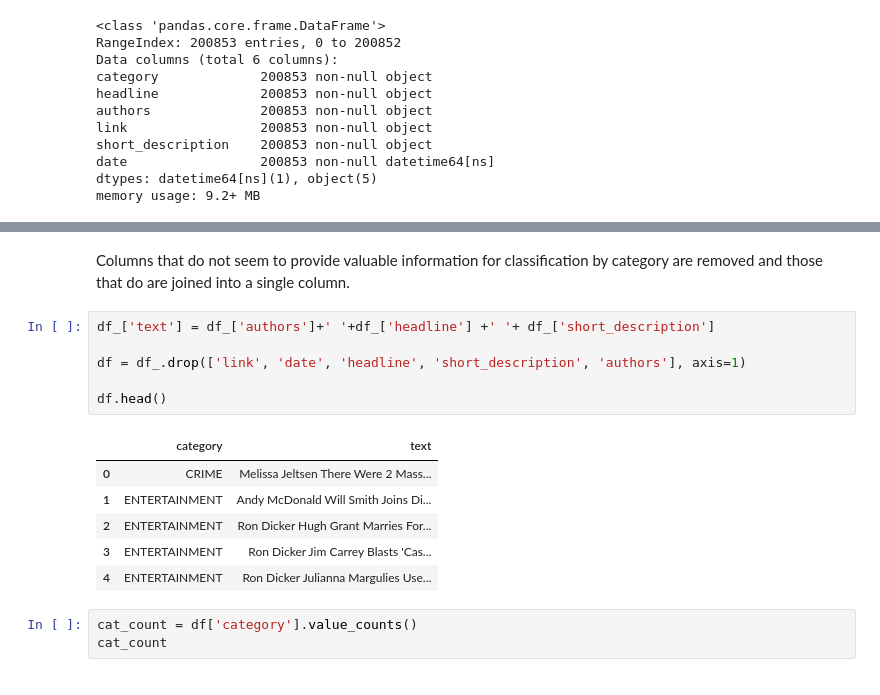
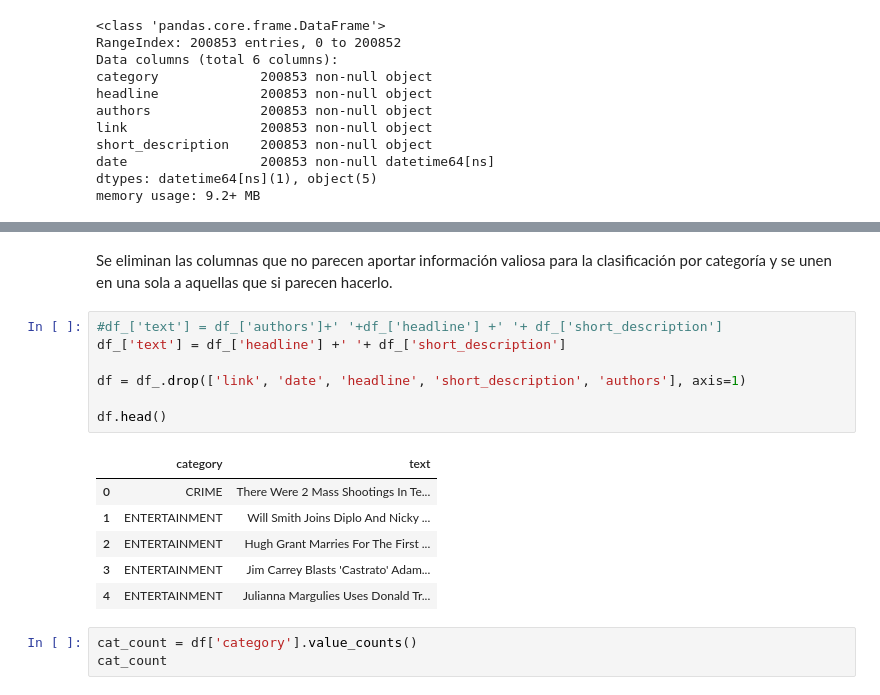
Before and after one commit to dsiervo/topnews, a Jupyter notebook: topNews.ipynb, the cells around one changed output, grey strips where cells are left out. Cells and saved outputs as stored; diff of their text form.

Commit message:
Without author

```diff
--- a/topNews.ipynb
+++ b/topNews.ipynb
@@ -81,21 +81,22 @@ df_.head()
 | 2 | ENTERTAINMENT | Hugh Grant Marries For The First ... | Ron Dicker | https://www.huffingtonpost.com/en... | The actor and his longtime girlfr... | 2018-05-26 |
 | 3 | ENTERTAINMENT | Jim Carrey Blasts 'Castrato' Adam... | Ron Dicker | https://www.huffingtonpost.com/en... | The actor gives Dems an ass-kicki... | 2018-05-26 |
 | 4 | ENTERTAINMENT | Julianna Margulies Uses Donald Tr... | Ron Dicker | https://www.huffingtonpost.com/en... | The "Dietland" actress said using... | 2018-05-26 |
-# %% [markdown]
-Columns that do not seem to provide valuable information for classification by category are removed and those that do are joined into a single column.
+# %% [markdown]
+Se eliminan las columnas que no parecen aportar información valiosa para la clasificación por categoría y se unen en una sola a aquellas que si parecen hacerlo.
 # %%
-df_['text'] = df_['authors']+' '+df_['headline'] +' '+ df_['short_description']
+#df_['text'] = df_['authors']+' '+df_['headline'] +' '+ df_['short_description']
+df_['text'] = df_['headline'] +' '+ df_['short_description']
 
 df = df_.drop(['link', 'date', 'headline', 'short_description', 'authors'], axis=1)
 
 df.head()
 # %% [output]
 |  | category | text |
-| 0 | CRIME | Melissa Jeltsen There Were 2 Mass... |
-| 1 | ENTERTAINMENT | Andy McDonald Will Smith Joins Di... |
-| 2 | ENTERTAINMENT | Ron Dicker Hugh Grant Marries For... |
-| 3 | ENTERTAINMENT | Ron Dicker Jim Carrey Blasts 'Cas... |
-| 4 | ENTERTAINMENT | Ron Dicker Julianna Margulies Use... |
+| 0 | CRIME | There Were 2 Mass Shootings In Te... |
+| 1 | ENTERTAINMENT | Will Smith Joins Diplo And Nicky ... |
+| 2 | ENTERTAINMENT | Hugh Grant Marries For The First ... |
+| 3 | ENTERTAINMENT | Jim Carrey Blasts 'Castrato' Adam... |
+| 4 | ENTERTAINMENT | Julianna Margulies Uses Donald Tr... |
 # %%
 cat_count = df['category'].value_counts()
 cat_count
```
Also changed, not shown: parts of 15 cells of this notebook.
